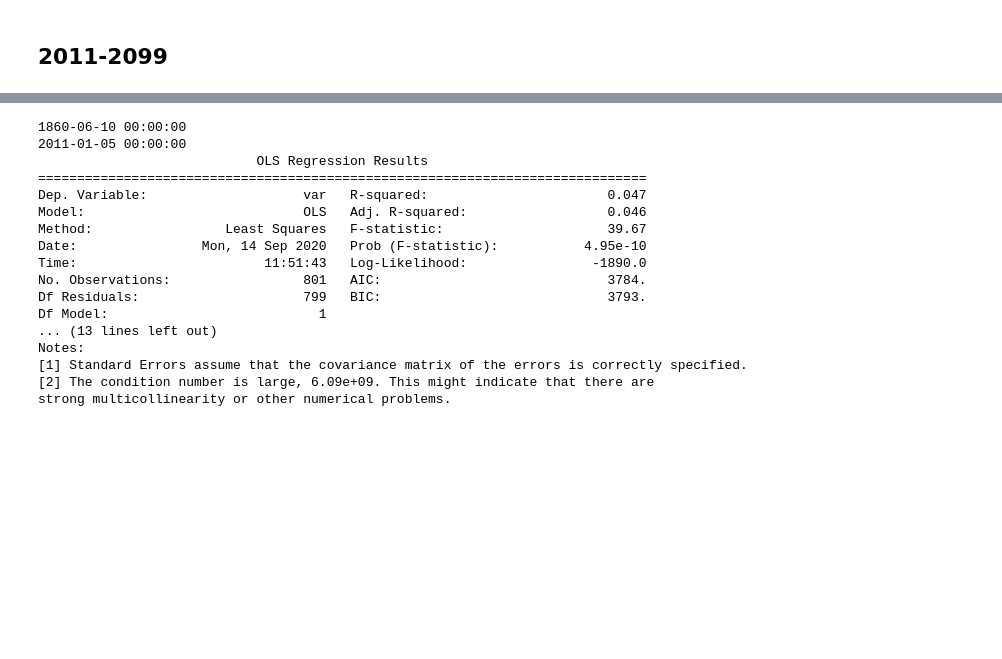
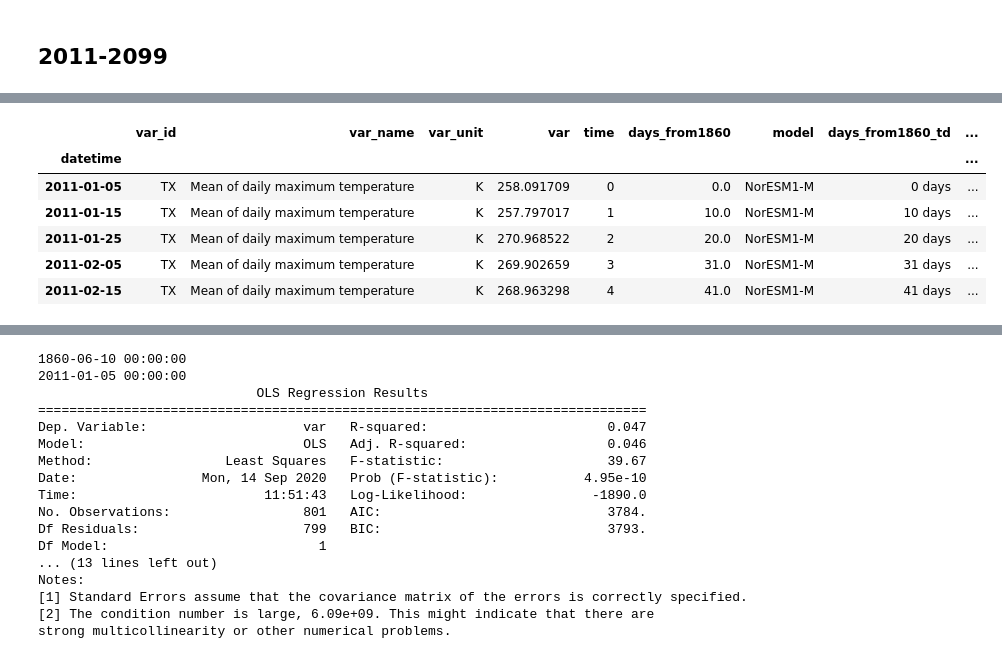
Before and after one commit to juhariis/cds-fin-strawberry, a Jupyter notebook: agro_strawberries_v2.ipynb, the cells around one changed output, grey strips where cells are left out. Cells and saved outputs as stored; diff of their text form; code cells hidden in the pictures; blank space fills up the shorter version.

```diff
--- a/agro_strawberries_v2.ipynb
+++ b/agro_strawberries_v2.ipynb
@@ -733,3 +753,16 @@ def fix_tx_datetime(dfx):
 xtra_txt = '\nJune 2011 -- 2099 (25C dotted red line)'
 var_name = 'Mean daily maximum temperature'
 var_unit = 'C'
+# %%
+df_tx = fix_tx_datetime(
+    df_dekadal_long.loc[
+        df_dekadal_long['var_id'] == 'TX'
+        ].copy()
+    )
+df_tx['year'] = df_tx['datetime'].dt.year
+df_tx = df_tx.set_index('datetime')
+df_tx['var_C'] = df_tx['var'] - 273
+df_tx['date_decimal'] = df_tx.index.year + (df_tx.index.dayofyear - 1)/365
+
+df_tx.head()
+# %% [output]
@@ -735,0 +771,7 @@ var_unit = 'C'
+|  | var_id | var_name | var_unit | var | time | days_from1860 | model | days_from1860_td | ... |
+| datetime |  |  |  |  |  |  |  |  | ... |
+| 2011-01-05 | TX | Mean of daily maximum temperature | K | 258.091709 | 0 | 0.0 | NorESM1-M | 0 days | ... |
+| 2011-01-15 | TX | Mean of daily maximum temperature | K | 257.797017 | 1 | 10.0 | NorESM1-M | 10 days | ... |
+| 2011-01-25 | TX | Mean of daily maximum temperature | K | 270.968522 | 2 | 20.0 | NorESM1-M | 20 days | ... |
+| 2011-02-05 | TX | Mean of daily maximum temperature | K | 269.902659 | 3 | 31.0 | NorESM1-M | 31 days | ... |
+| 2011-02-15 | TX | Mean of daily maximum temperature | K | 268.963298 | 4 | 41.0 | NorESM1-M | 41 days | ... |
```
Also changed, not shown: parts of 6 cells of this notebook, 1 other file.
